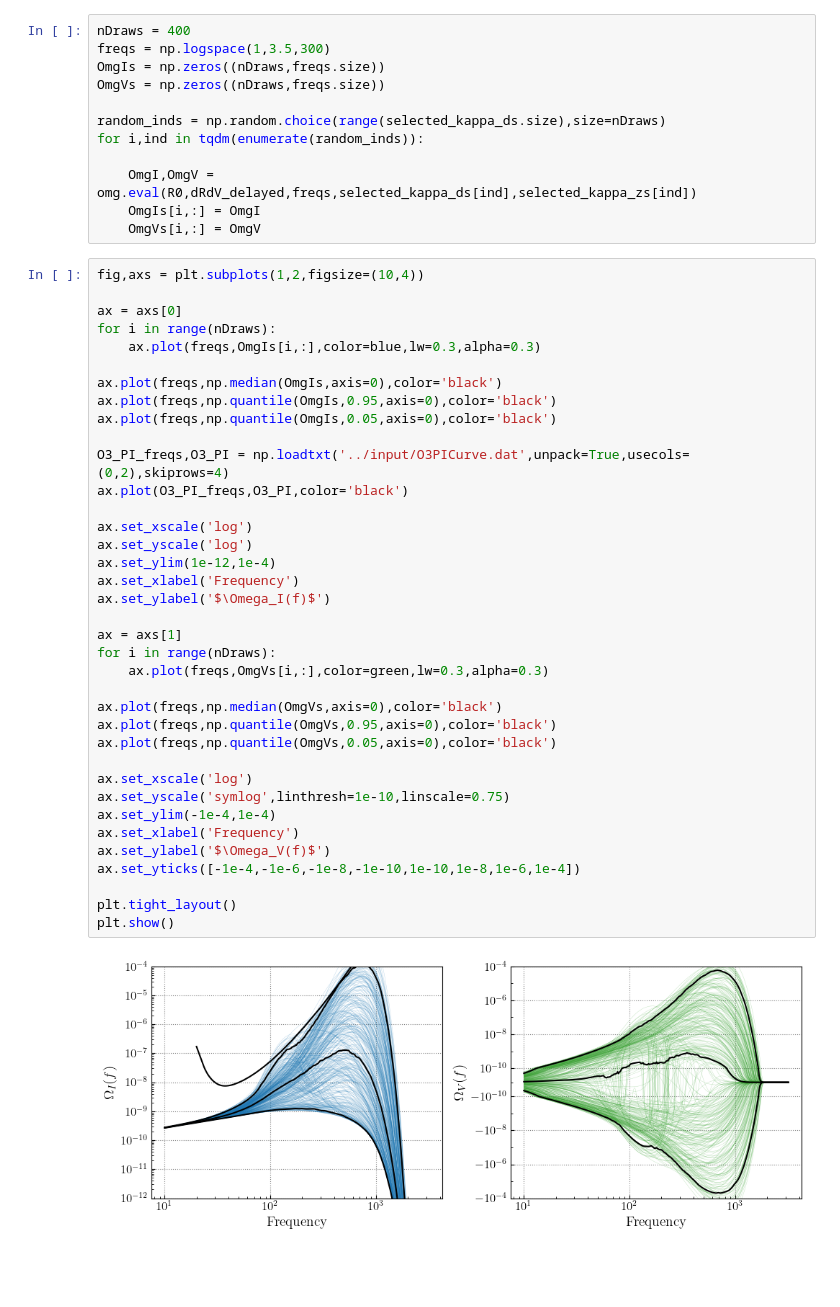
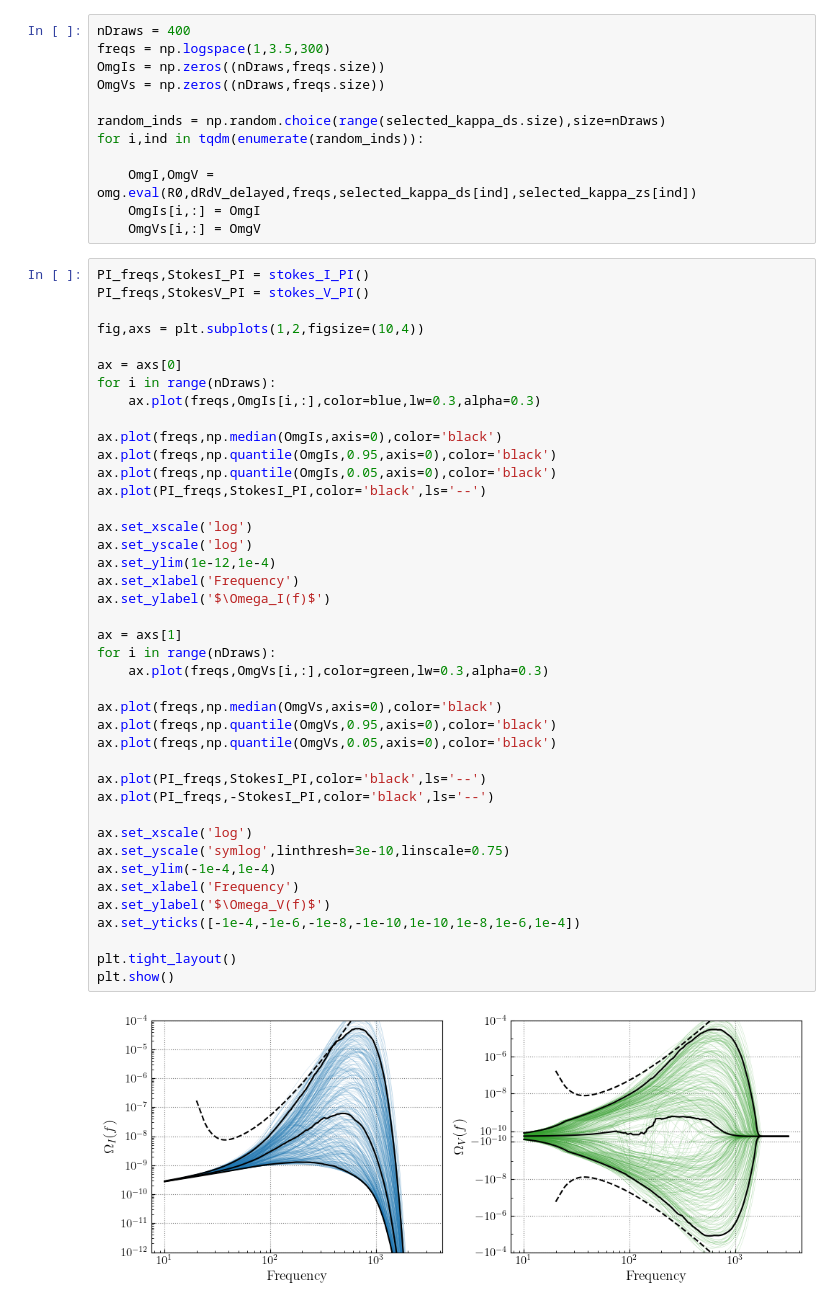
Before and after one commit to tcallister/stochastic-birefringence, a Jupyter notebook: data/inspect_birefringence_delayedSFR.ipynb, the cells around one changed output. Drawn from its saved outputs; the diff is of its cells as text; blank space fills up the shorter version.

Commit message:
Stokes V pi curves

```diff
--- a/data/inspect_birefringence_delayedSFR.ipynb
+++ b/data/inspect_birefringence_delayedSFR.ipynb
@@ -229,41 +235,45 @@ for i,ind in tqdm(enumerate(random_inds)):
     OmgIs[i,:] = OmgI
     OmgVs[i,:] = OmgV
 # %%
+PI_freqs,StokesI_PI = stokes_I_PI()
+PI_freqs,StokesV_PI = stokes_V_PI()
+
 fig,axs = plt.subplots(1,2,figsize=(10,4))
 
 ax = axs[0]
 for i in range(nDraws):
     ax.plot(freqs,OmgIs[i,:],color=blue,lw=0.3,alpha=0.3)
 
 ax.plot(freqs,np.median(OmgIs,axis=0),color='black')
 ax.plot(freqs,np.quantile(OmgIs,0.95,axis=0),color='black')
 ax.plot(freqs,np.quantile(OmgIs,0.05,axis=0),color='black')
-
-O3_PI_freqs,O3_PI = np.loadtxt('../input/O3PICurve.dat',unpack=True,usecols=(0,2),skiprows=4)
-ax.plot(O3_PI_freqs,O3_PI,color='black')
+ax.plot(PI_freqs,StokesI_PI,color='black',ls='--')
 
 ax.set_xscale('log')
 ax.set_yscale('log')
 ax.set_ylim(1e-12,1e-4)
 ax.set_xlabel('Frequency')
 ax.set_ylabel('$\Omega_I(f)$')
 
 ax = axs[1]
 for i in range(nDraws):
     ax.plot(freqs,OmgVs[i,:],color=green,lw=0.3,alpha=0.3)
 
 ax.plot(freqs,np.median(OmgVs,axis=0),color='black')
 ax.plot(freqs,np.quantile(OmgVs,0.95,axis=0),color='black')
 ax.plot(freqs,np.quantile(OmgVs,0.05,axis=0),color='black')
 
+ax.plot(PI_freqs,StokesI_PI,color='black',ls='--')
+ax.plot(PI_freqs,-StokesI_PI,color='black',ls='--')
+
 ax.set_xscale('log')
-ax.set_yscale('symlog',linthresh=1e-10,linscale=0.75)
+ax.set_yscale('symlog',linthresh=3e-10,linscale=0.75)
 ax.set_ylim(-1e-4,1e-4)
 ax.set_xlabel('Frequency')
 ax.set_ylabel('$\Omega_V(f)$')
 ax.set_yticks([-1e-4,-1e-6,-1e-8,-1e-10,1e-10,1e-8,1e-6,1e-4])
 
 plt.tight_layout()
 plt.show()
 # %% [output]
-[figure, old version]
+[figure, new version]
```
Also changed, not shown: parts of 5 cells of this notebook, 5 other files.
